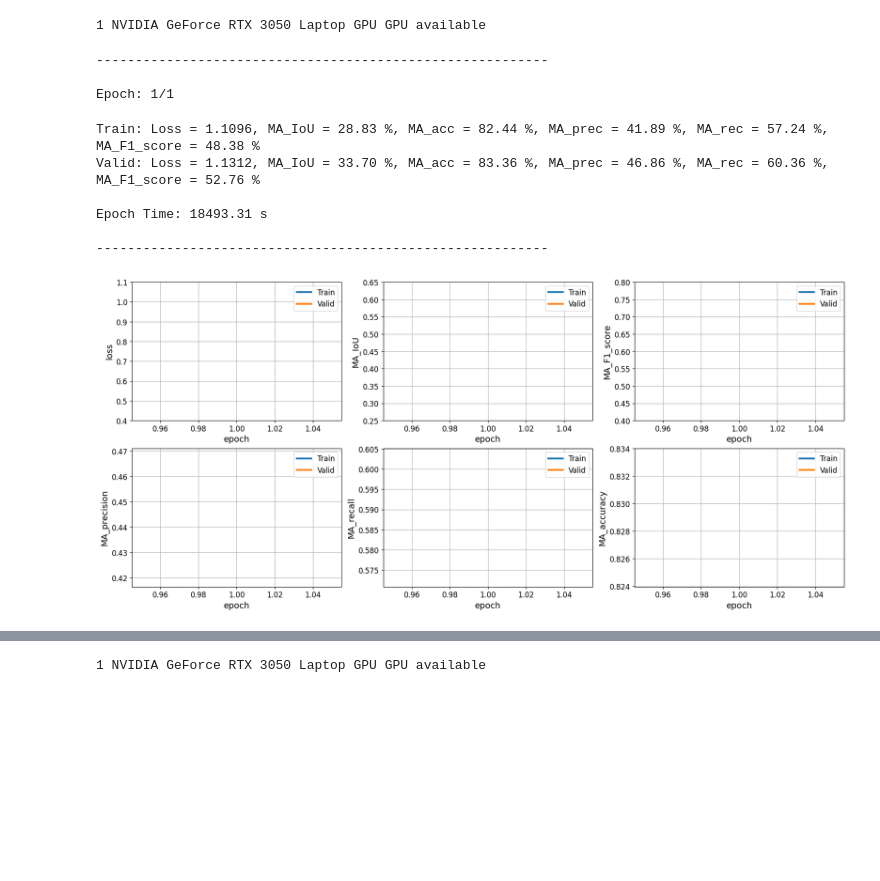
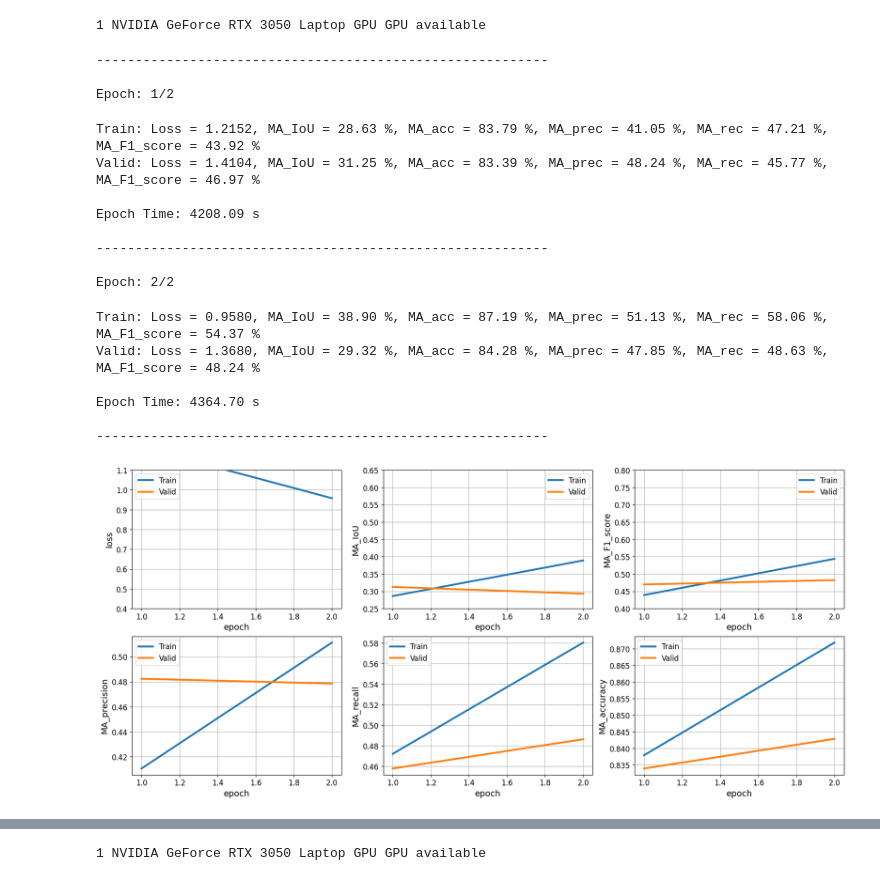
Before and after one commit to swalddy/TA_Unet, a Jupyter notebook: source/diplabvetiga.ipynb, the cells around one changed output, grey strips where cells are left out. Cells and saved outputs as stored; diff of their text form; code cells hidden in the pictures; blank space fills up the shorter version.

```diff
--- a/source/diplabvetiga.ipynb
+++ b/source/diplabvetiga.ipynb
@@ -53,15 +55,15 @@ CUDA is available
 # %%
 DATA_PATH = "./data"
 ## Read files
-train_metadata_df = pd.read_csv(os.path.join(DATA_PATH, "train_metadata_patches.csv"))
+train_metadata_df = pd.read_csv(os.path.join(DATA_PATH, "train_metadata_patches256.csv"))
 print(train_metadata_df.shape)
 
 train_metadata_df.head()
-valid_metadata_df = pd.read_csv(os.path.join(DATA_PATH, "valid_metadata_patches.csv"))
+valid_metadata_df = pd.read_csv(os.path.join(DATA_PATH, "valid_metadata_patches256.csv"))
 print(valid_metadata_df.shape)
 
 valid_metadata_df.head()
-test_metadata_df = pd.read_csv(os.path.join(DATA_PATH, "test_metadata_patches.csv"))
+test_metadata_df = pd.read_csv(os.path.join(DATA_PATH, "test_metadata_patches256.csv"))
 print(test_metadata_df.shape)
 
 test_metadata_df.head()
@@ -412,11 +443,12 @@ test_dataset = DeepGlobeLandCover(test_df, class_rgb_values, test_transform)
 # %%
-# Creating Datasets with the transformations
+#Creating Datasets with the transformations
 train_dataset = DeepGlobeLandCover(train_df, class_rgb_values, train_transform)
 valid_dataset = DeepGlobeLandCover(valid_df, class_rgb_values, valid_transform)
 test_dataset = DeepGlobeLandCover(test_df, class_rgb_values, test_transform)
 
+
 # Creating DataLoaders for the Datasets
-BATCH_SIZE = 16
+BATCH_SIZE = 2
 
 train_iterator = DataLoader(train_dataset, shuffle=True, batch_size=BATCH_SIZE, drop_last=True)
 valid_iterator = DataLoader(valid_dataset, batch_size=BATCH_SIZE, drop_last=True)
@@ -492,10 +524,13 @@ def compute_metrics(loss, TP, FP, TN, FN):
 
     return metrics
 # %%
+from torch.cuda.amp import GradScaler, autocast
+
+# Initialize scaler for mixed precision
+scaler = GradScaler()
+
 def train(model, iterator, criterion, optimizer, device, desc="Train"):
-
     epoch_loss = 0
-
     epoch_TP = 0
     epoch_FP = 0
     epoch_TN = 0
@@ -504,31 +539,26 @@ def train(model, iterator, criterion, optimizer, device, desc="Train"):
     model.train()
 
     for x, y in tqdm(iterator, desc=desc):
-
         optimizer.zero_grad()
-
         x = x.to(device)
         y = y.to(device)
 
-        y_logits = model(x)['out']
+        with autocast():
+            y_logits = model(x)['out']
+            loss = criterion(y_logits, y.long())
 
-        loss = criterion(y_logits, y.long())
+        scaler.scale(loss).backward()
+        scaler.step(optimizer)
+        scaler.update()
 
         TP, FP, TN, FN = compute_CM_elements(y_logits, y.long())
-
-        loss.backward()
-
-        optimizer.step()
-
-        epoch_loss += loss/len(iterator)
-
+        epoch_loss += loss / len(iterator)
         epoch_TP += TP
         epoch_FP += FP
         epoch_TN += TN
         epoch_FN += FN
 
     epoch_metrics = compute_metrics(epoch_loss, epoch_TP, epoch_FP, epoch_TN, epoch_FN)
-
     return epoch_metrics
 # %%
 def evaluate(model, iterator, criterion, device, desc="Valid"):
@@ -843,7 +917,7 @@ from torchvision import models
 class DeepLabV3(nn.Module):
     def __init__(self, n_classes=6):
         super().__init__()
-        self.model = models.segmentation.deeplabv3_resnet101(pretrained=True, progress=True)
+        self.model = models.segmentation.deeplabv3_mobilenet_v3_large(pretrained=True, progress=True)
         self.model.classifier[4] = nn.Conv2d(256, n_classes, kernel_size=1)
 
     def forward(self, x):
@@ -874,30 +949,39 @@ N_EPOCHS = 1
 # %%
+N_EPOCHS = 2
 TRAIN = True
 
 if TRAIN:
     train_metrics_log, valid_metrics_log = model_training(N_EPOCHS,
                                                           model,
                                                           train_iterator,
                                                           valid_iterator,
                                                           criterion,
                                                           optimizer,
                                                           scheduler,
                                                           device,
                                                           "checkpoint_deeplab.pt",
                                                           "results_deeplab.csv")
 ## Plot results
 plot_results("checkpoint_deeplab.pt", "results_deeplab.csv")
 # %% [output]
 ----------------------------------------------------------
 
-Epoch: 1/1
+Epoch: 1/2
-Train: Loss = 1.1096, MA_IoU = 28.83 %, MA_acc = 82.44 %, MA_prec = 41.89 %, MA_rec = 57.24 %, MA_F1_score = 48.38 %
-Valid: Loss = 1.1312, MA_IoU = 33.70 %, MA_acc = 83.36 %, MA_prec = 46.86 %, MA_rec = 60.36 %, MA_F1_score = 52.76 %
+Train: Loss = 1.2152, MA_IoU = 28.63 %, MA_acc = 83.79 %, MA_prec = 41.05 %, MA_rec = 47.21 %, MA_F1_score = 43.92 %
+Valid: Loss = 1.4104, MA_IoU = 31.25 %, MA_acc = 83.39 %, MA_prec = 48.24 %, MA_rec = 45.77 %, MA_F1_score = 46.97 %
 
-Epoch Time: 18493.31 s
+Epoch Time: 4208.09 s
 
 ----------------------------------------------------------
+
+Epoch: 2/2
+Train: Loss = 0.9580, MA_IoU = 38.90 %, MA_acc = 87.19 %, MA_prec = 51.13 %, MA_rec = 58.06 %, MA_F1_score = 54.37 %
+Valid: Loss = 1.3680, MA_IoU = 29.32 %, MA_acc = 84.28 %, MA_prec = 47.85 %, MA_rec = 48.63 %, MA_F1_score = 48.24 %
+
+Epoch Time: 4364.70 s
+
+----------------------------------------------------------
-[figure, old version]
+[figure, new version]
 # %%
 plot_results("checkpoint_deeplab.pt", "results_deeplab.csv")
 # %% [output]
```
Also changed, not shown: parts of 24 cells of this notebook, 31 other files.
